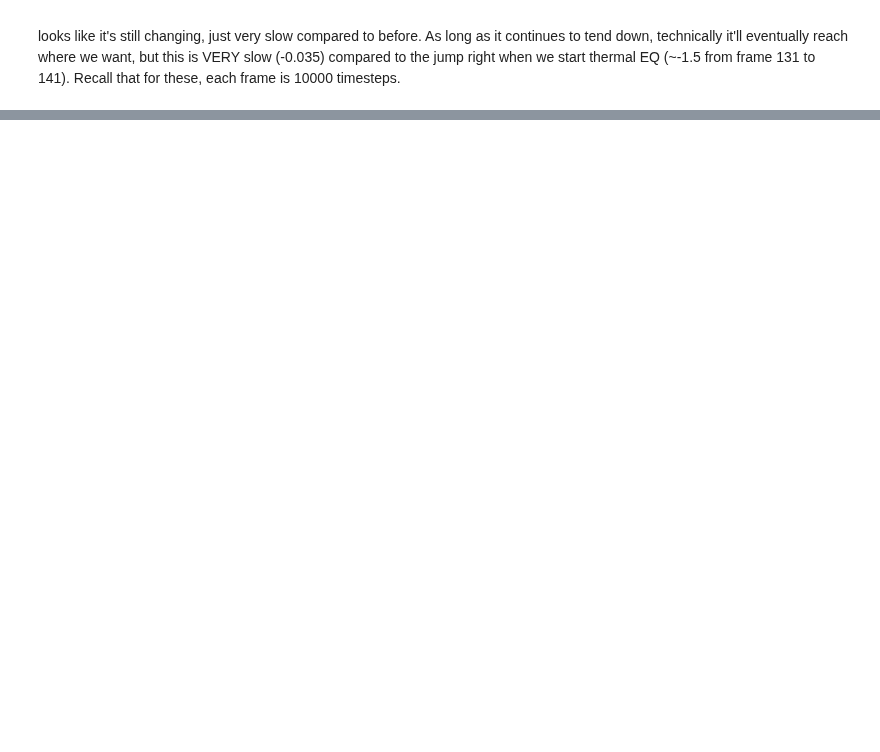
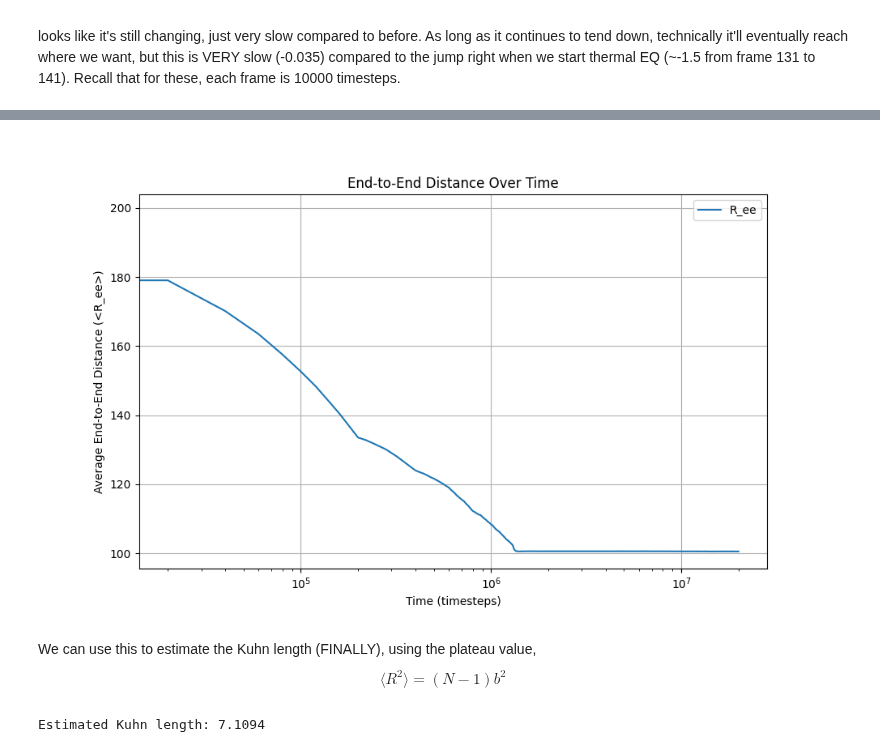
Before and after one commit to anotherbeaver/amine_polymers, a Jupyter notebook: eq_log.ipynb, the cells around one changed output, grey strips where cells are left out. Cells and saved outputs as stored; diff of their text form; code cells hidden in the pictures; blank space fills up the shorter version.

```diff
--- a/eq_log.ipynb
+++ b/eq_log.ipynb
@@ -269,0 +271,5 @@ plt.close("all")
+# %%
+chain_length = 200
+box_size = 45.4873203905191 # assuming cube box
+frames = range(0, 2000)
+frame_time_gap = 10000
@@ -269,0 +352,26 @@ plt.close("all")
+# %%
+frame = frames[0]
+# print(len(e_e_values))
+fig = plt.figure(figsize=(10, 6))
+plt.semilogx(np.array(read_frames) * frame_time_gap, e_e_values, label="R_ee")
+plt.xlabel("Time (timesteps)")
+plt.ylabel("Average End-to-End Distance (<R_ee>)")
+plt.title("End-to-End Distance Over Time")
+plt.grid()
+plt.legend()
+plt.show()
+# %% [output]
+[figure, added]
+# %% [markdown]
+We can use this to estimate the Kuhn length (FINALLY), using the plateau value,
+$$
+\langle R^2\rangle = (N-1)b^2
+$$
+# %%
+# assuming plateaued, we can just use the last value to estimate Kuhn length
+R2_plateau = e_e_values[-1]**2
+N = chain_length
+Kuhn_length = np.sqrt(R2_plateau / N)
+print(f"Estimated Kuhn length: {Kuhn_length:.4f}")
+# %% [output]
+Estimated Kuhn length: 7.1094
```
Also changed, not shown: parts of 21 cells of this notebook, 3 other files.
